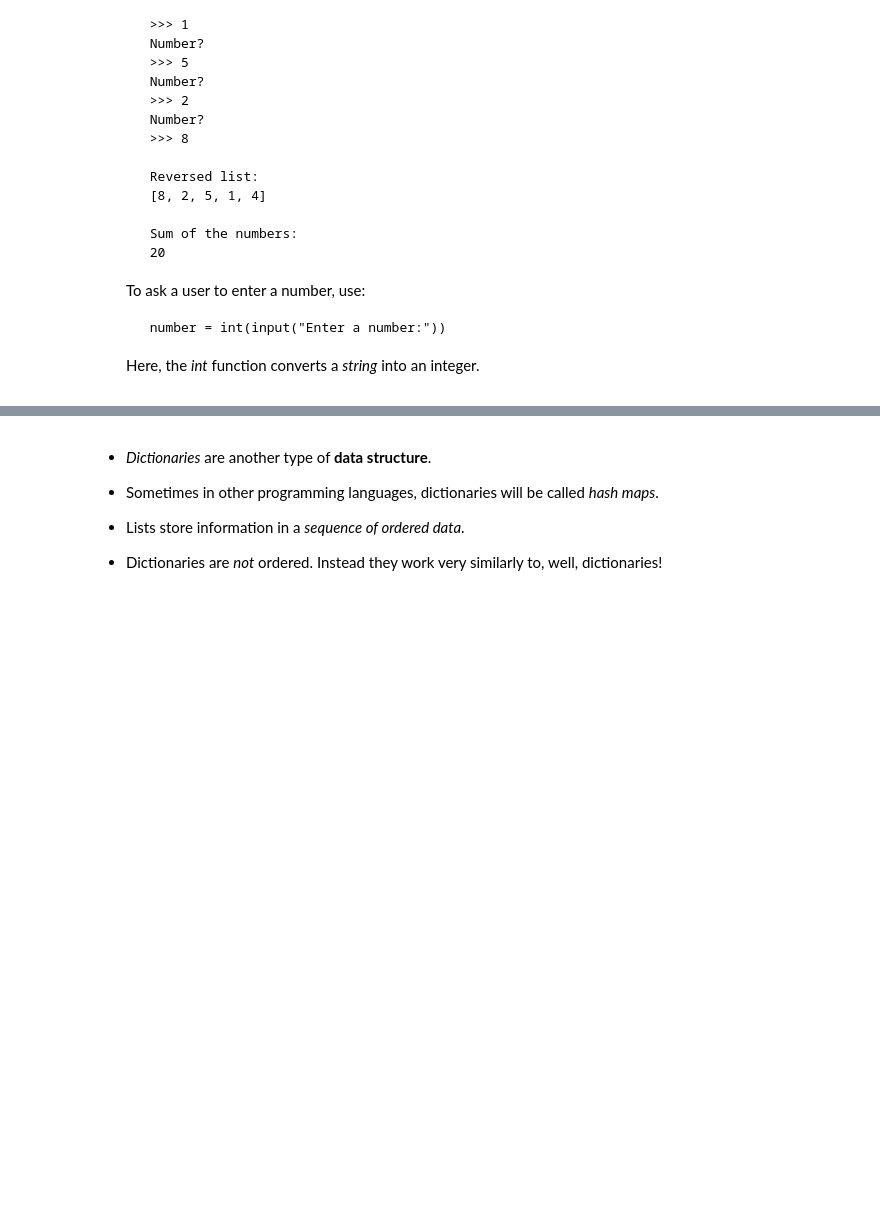
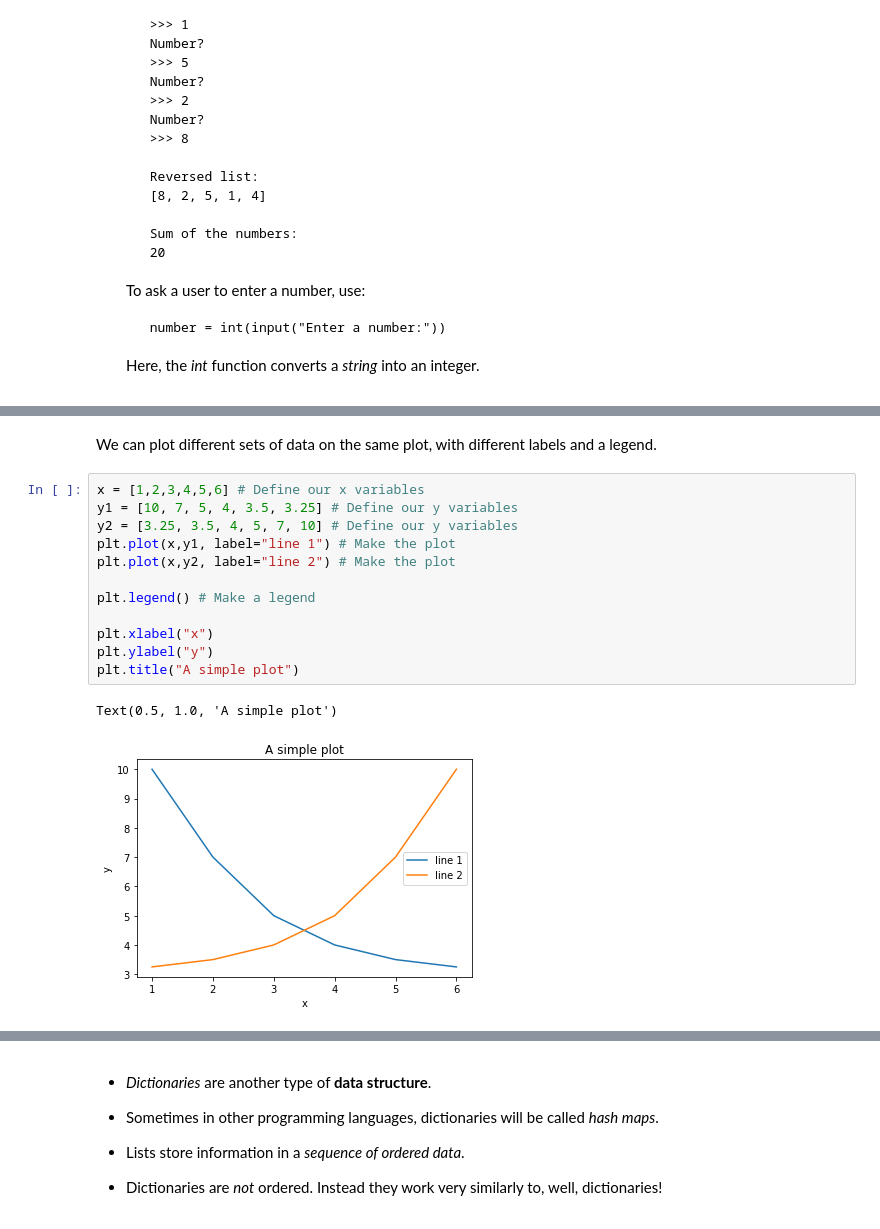
Before and after one commit to nikitapond/in2HEP, a Jupyter notebook: notebooks/Python Crash Course .ipynb, the cells around one changed output, grey strips where cells are left out. Drawn from its saved outputs; the diff is of its cells as text; blank space fills up the shorter version.

```diff
--- a/notebooks/Python Crash Course .ipynb
+++ b/notebooks/Python Crash Course .ipynb
@@ -717,0 +1008,17 @@ for word in word_list:
+# %% [markdown]
+We can plot different sets of data on the same plot, with different labels and a legend.
+# %%
+x = [1,2,3,4,5,6] # Define our x variables
+y1 = [10, 7, 5, 4, 3.5, 3.25] # Define our y variables
+y2 = [3.25, 3.5, 4, 5, 7, 10] # Define our y variables
+plt.plot(x,y1, label="line 1") # Make the plot
+plt.plot(x,y2, label="line 2") # Make the plot
+
+plt.legend() # Make a legend
+
+plt.xlabel("x")
+plt.ylabel("y")
+plt.title("A simple plot")
+# %% [output]
+Text(0.5, 1.0, 'A simple plot')
+[figure, added]
```
Also changed, not shown: parts of 68 cells of this notebook.
